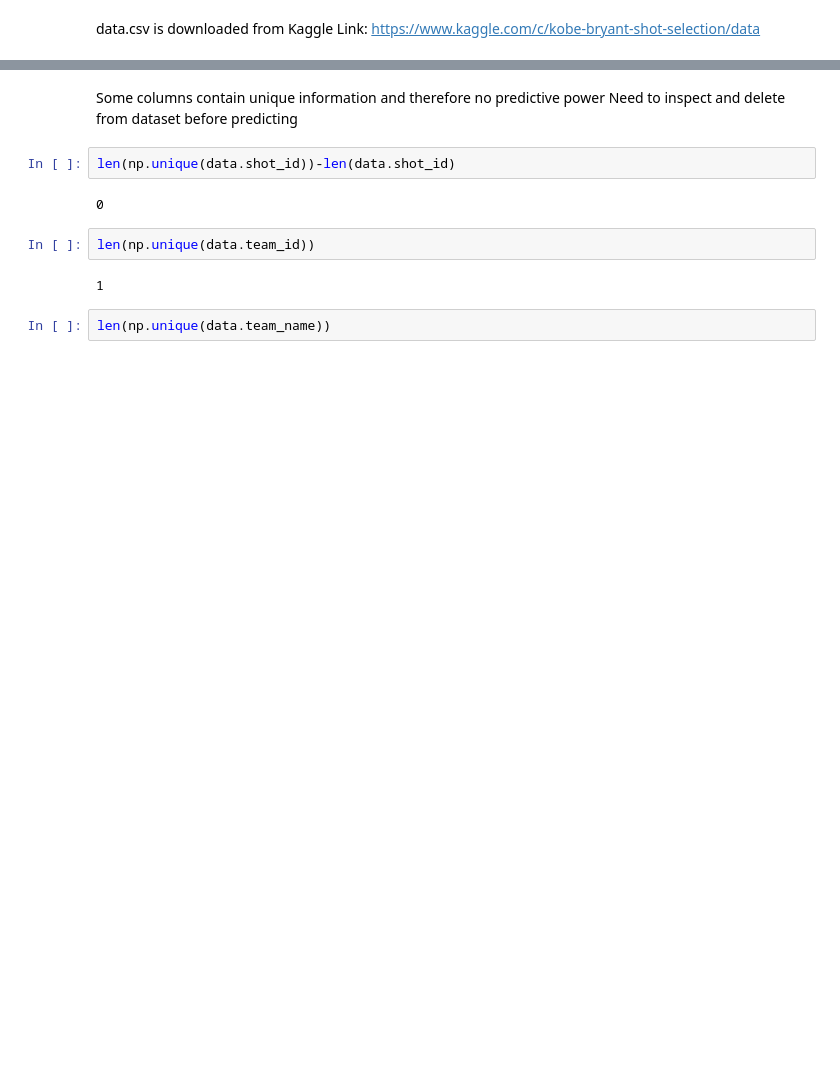
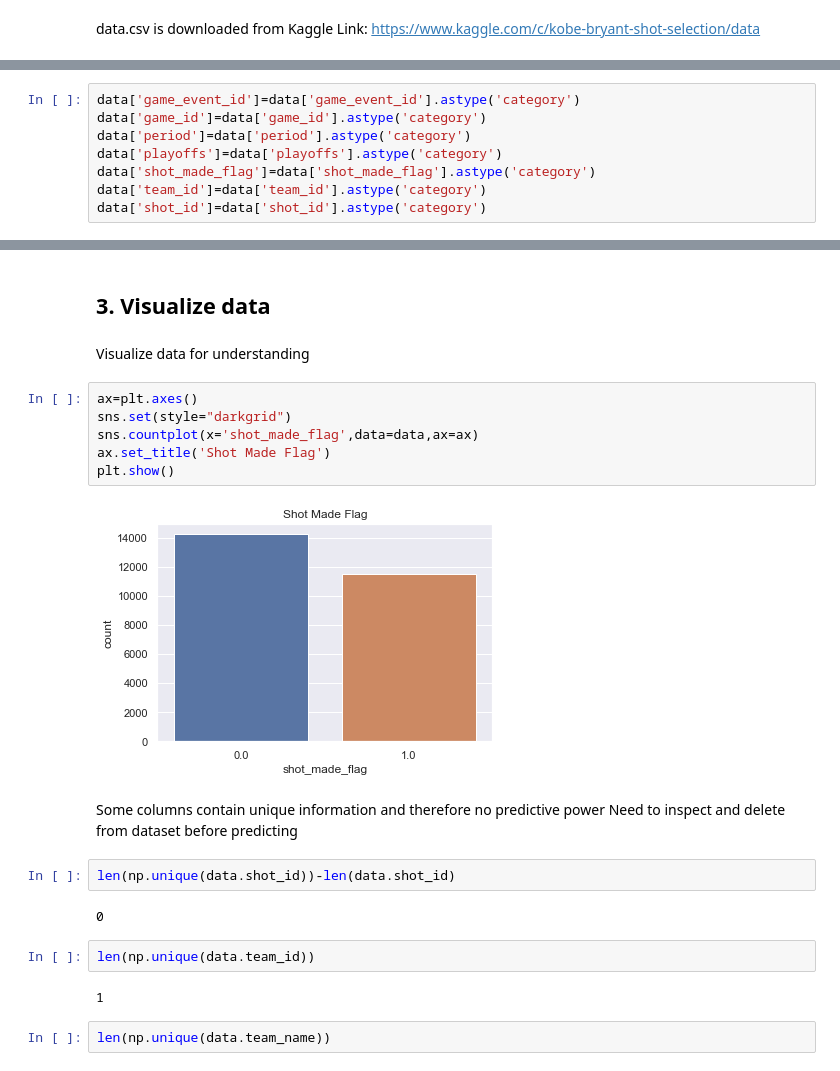
Before and after one commit to wyfok/Kobe_Bryant, a Jupyter notebook: Kobe_Bryant.ipynb, the cells around one changed output, grey strips where cells are left out. Saved outputs shown, nothing was run; the diff lists cells and outputs as text; blank space fills up the shorter version.

```diff
--- a/Kobe_Bryant.ipynb
+++ b/Kobe_Bryant.ipynb
@@ -31 +52,9 @@ data.head()
+# %%
+data['game_event_id']=data['game_event_id'].astype('category')
+data['game_id']=data['game_id'].astype('category')
+data['period']=data['period'].astype('category')
+data['playoffs']=data['playoffs'].astype('category')
+data['shot_made_flag']=data['shot_made_flag'].astype('category')
+data['team_id']=data['team_id'].astype('category')
+data['shot_id']=data['shot_id'].astype('category')
 # %% [markdown]
@@ -39,3 +82,15 @@ There are
+# %% [markdown]
+## __3. Visualize data__
+# %% [markdown]
+Visualize data for understanding
+# %%
+ax=plt.axes()
+sns.set(style="darkgrid")
+sns.countplot(x='shot_made_flag',data=data,ax=ax)
+ax.set_title('Shot Made Flag')
+plt.show()
+# %% [output]
+[figure, added]
 # %% [markdown]
 Some columns contain unique information and therefore no predictive power
 Need to inspect and delete from dataset before predicting
```
Also changed, not shown: parts of 11 cells of this notebook.
